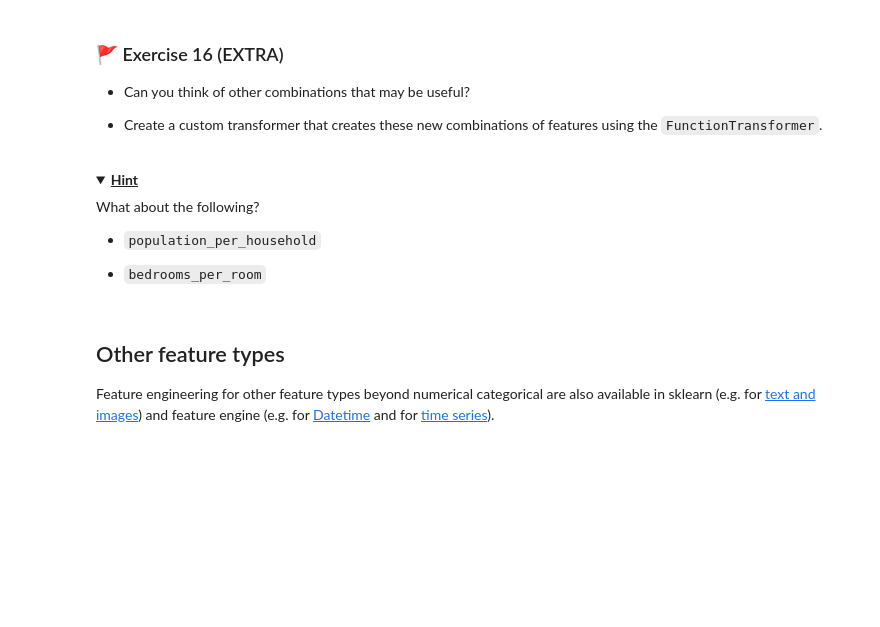
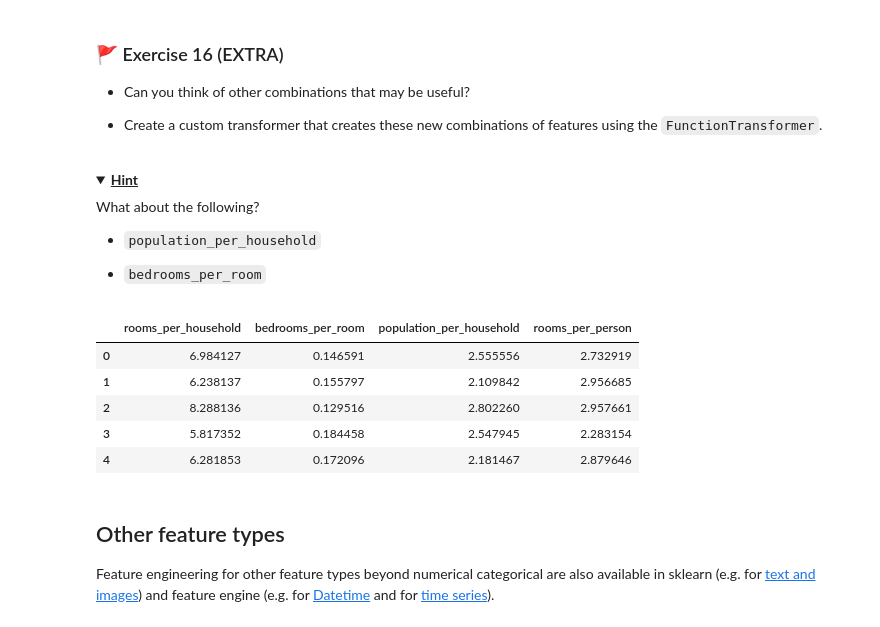
Before and after one commit to zici021129/MLP_2026_week01, a Jupyter notebook: mlp_week01.ipynb, the cells around one changed output. Saved outputs shown, nothing was run; the diff lists cells and outputs as text; code cells hidden in the pictures; folded sections open; blank space fills up the shorter version.

```diff
--- a/mlp_week01.ipynb
+++ b/mlp_week01.ipynb
@@ -1036,7 +1120,48 @@ What about the following?
 
 </details>
 # %%
-# Code for your answer here!
+import numpy as np
+import pandas as pd
+from sklearn.preprocessing import FunctionTransformer
+
+def add_ratio_features(X):
+    X_ = X.copy()
+
+    eps = 1e-9  # avoid division by zero
+    X_["rooms_per_household"] = X_["total_rooms"] / (X_["households"] + eps)
+    X_["bedrooms_per_room"] = X_["total_bedrooms"] / (X_["total_rooms"] + eps)
+    X_["population_per_household"] = X_["population"] / (X_["households"] + eps)
+    X_["rooms_per_person"] = X_["total_rooms"] / (X_["population"] + eps)
+
+    return X_
+
+def ratio_feature_names_out(transformer, input_features):
+    input_features = np.asarray(input_features, dtype=object)
+    new_features = np.asarray(
+        ["rooms_per_household", "bedrooms_per_room",
+         "population_per_household", "rooms_per_person"],
+        dtype=object
+    )
+    return np.concatenate([input_features, new_features])
+
+ratio_transformer = FunctionTransformer(
+    add_ratio_features,
+    feature_names_out=ratio_feature_names_out,
+    validate=False
+)
+
+ratio_transformer.set_output(transform="pandas")
+X_new = ratio_transformer.fit_transform(X)
+
+X_new[["rooms_per_household","bedrooms_per_room",
+       "population_per_household","rooms_per_person"]].head()
+# %% [output]
+|  | rooms_per_household | bedrooms_per_room | population_per_household | rooms_per_person |
+| 0 | 6.984127 | 0.146591 | 2.555556 | 2.732919 |
+| 1 | 6.238137 | 0.155797 | 2.109842 | 2.956685 |
+| 2 | 8.288136 | 0.129516 | 2.802260 | 2.957661 |
+| 3 | 5.817352 | 0.184458 | 2.547945 | 2.283154 |
+| 4 | 6.281853 | 0.172096 | 2.181467 | 2.879646 |
 # %% [markdown]
 ## Other feature types
 
```
Also changed, not shown: parts of 21 cells of this notebook.
